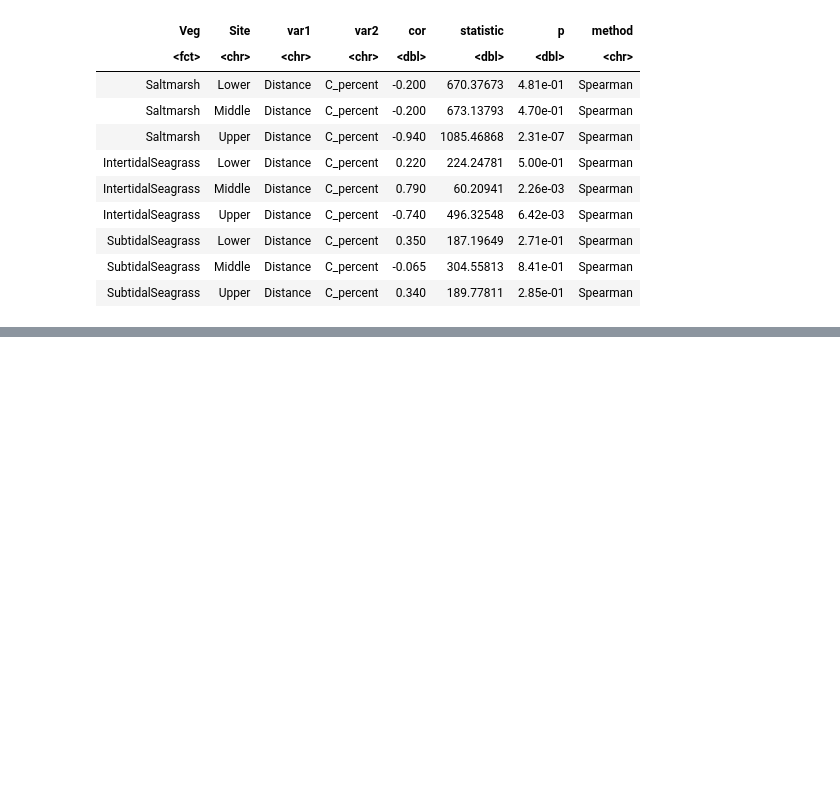
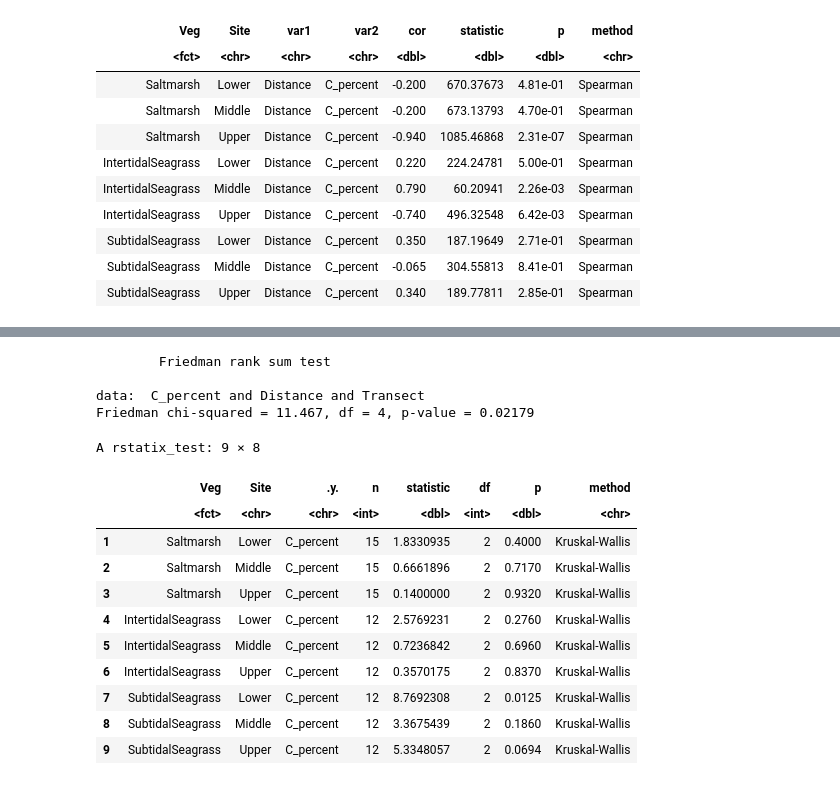
Before and after one commit to PiscatorX/blue-carbon-microbiomes, a Jupyter notebook: qiime2R/transect_analysis.ipynb, the cells around one changed output, grey strips where cells are left out. Cells and saved outputs as stored; diff of their text form; code cells hidden in the pictures; blank space fills up the shorter version.

```diff
--- a/qiime2R/transect_analysis.ipynb
+++ b/qiime2R/transect_analysis.ipynb
@@ -115,0 +131,25 @@ A cor_test: 9 × 8
+# %%
+(fd_test <- friedman.test(C_percent ~  Distance|Transect, data = as.matrix(sub_setx)))
+# %% [output]
+        Friedman rank sum test
+
+data:  C_percent and Distance and Transect
+Friedman chi-squared = 11.467, df = 4, p-value = 0.02179
+# %%
+#remove the distance to check if there significant differences
+CHNS_Dataset %>%
+dplyr::group_by(Veg, Site) %>%
+kruskal_test(C_percent ~ Transect )
+# %% [output]
+A rstatix_test: 9 × 8
+|  | Veg | Site | .y. | n | statistic | df | p | method |
+|  | <fct> | <chr> | <chr> | <int> | <dbl> | <int> | <dbl> | <chr> |
+| 1 | Saltmarsh | Lower | C_percent | 15 | 1.8330935 | 2 | 0.4000 | Kruskal-Wallis |
+| 2 | Saltmarsh | Middle | C_percent | 15 | 0.6661896 | 2 | 0.7170 | Kruskal-Wallis |
+| 3 | Saltmarsh | Upper | C_percent | 15 | 0.1400000 | 2 | 0.9320 | Kruskal-Wallis |
+| 4 | IntertidalSeagrass | Lower | C_percent | 12 | 2.5769231 | 2 | 0.2760 | Kruskal-Wallis |
+| 5 | IntertidalSeagrass | Middle | C_percent | 12 | 0.7236842 | 2 | 0.6960 | Kruskal-Wallis |
+| 6 | IntertidalSeagrass | Upper | C_percent | 12 | 0.3570175 | 2 | 0.8370 | Kruskal-Wallis |
+| 7 | SubtidalSeagrass | Lower | C_percent | 12 | 8.7692308 | 2 | 0.0125 | Kruskal-Wallis |
+| 8 | SubtidalSeagrass | Middle | C_percent | 12 | 3.3675439 | 2 | 0.1860 | Kruskal-Wallis |
+| 9 | SubtidalSeagrass | Upper | C_percent | 12 | 5.3348057 | 2 | 0.0694 | Kruskal-Wallis |
```
Also changed, not shown: parts of 4 cells of this notebook.
